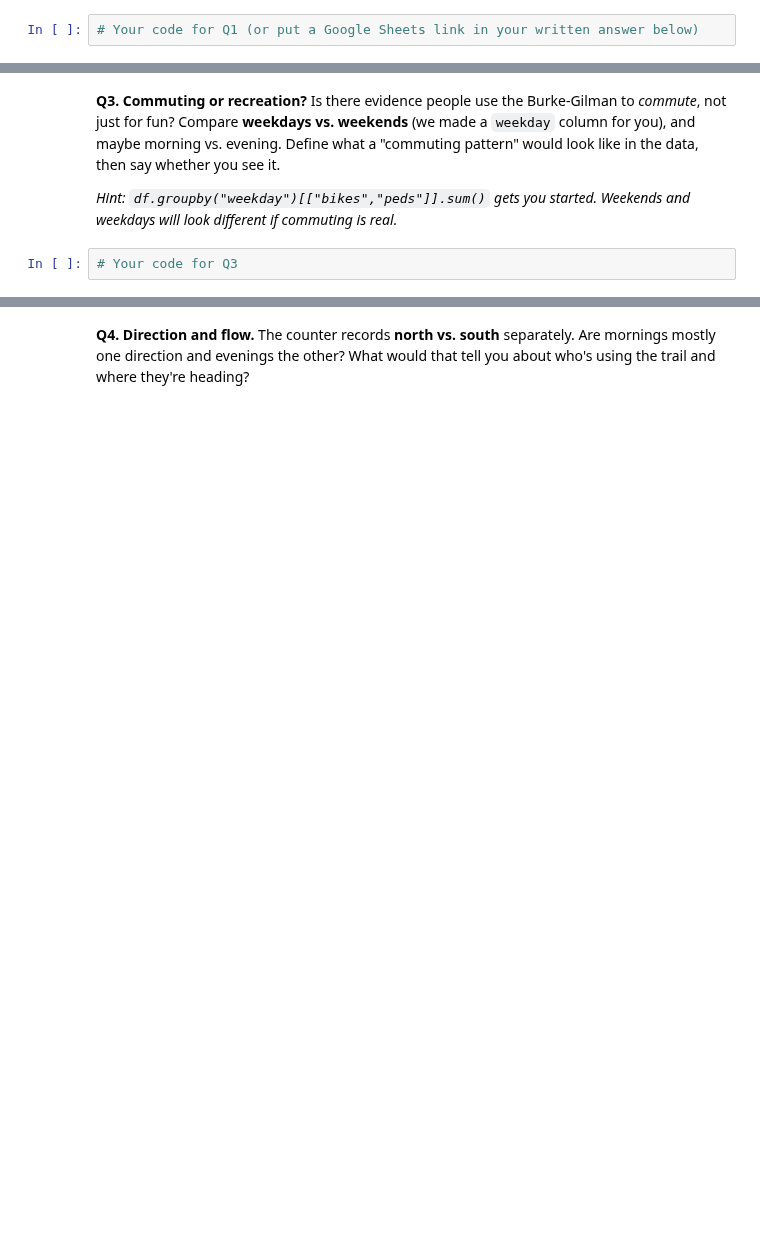
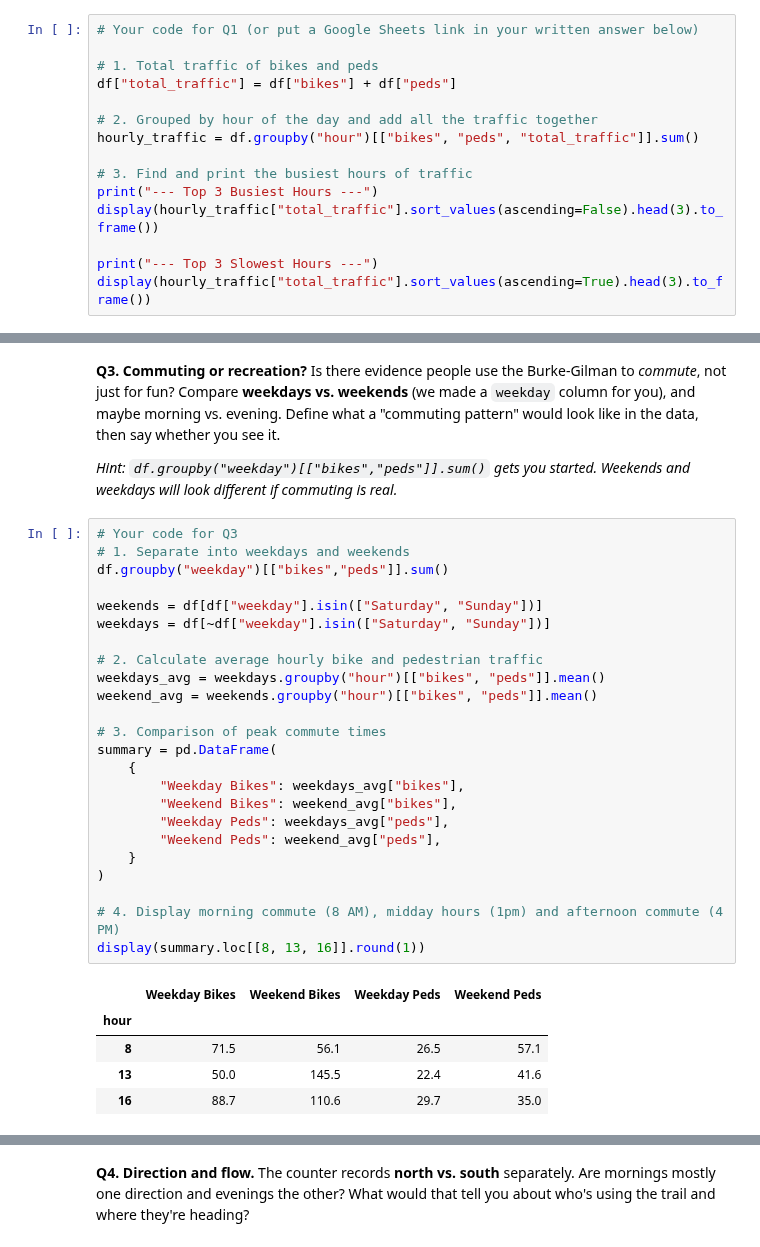
Before and after one commit to annieh04/hcde-410, a Jupyter notebook: A1/A1.ipynb, the cells around one changed output, grey strips where cells are left out. Cells and saved outputs as stored; diff of their text form; blank space fills up the shorter version.

```diff
--- a/A1/A1.ipynb
+++ b/A1/A1.ipynb
@@ -101,3 +141,16 @@ There isn't a single right answer to most of these. Making a reasonable choice a
 Decide what *busy* means to you first — a single hour? a stretch of the day? bikes and peds together, or separately? — and say why you chose that.
 # %%
 # Your code for Q1 (or put a Google Sheets link in your written answer below)
+
+# 1. Total traffic of bikes and peds
+df["total_traffic"] = df["bikes"] + df["peds"]
+
+# 2. Grouped by hour of the day and add all the traffic together
+hourly_traffic = df.groupby("hour")[["bikes", "peds", "total_traffic"]].sum()
+
+# 3. Find and print the busiest hours of traffic
+print("--- Top 3 Busiest Hours ---")
+display(hourly_traffic["total_traffic"].sort_values(ascending=False).head(3).to_frame())
+
+print("--- Top 3 Slowest Hours ---")
+display(hourly_traffic["total_traffic"].sort_values(ascending=True).head(3).to_frame())
@@ -121,6 +231,34 @@ Is there evidence people use the Burke-Gilman to *commute*, not just for fun? Co
 *Hint: `df.groupby("weekday")[["bikes","peds"]].sum()` gets you started. Weekends and weekdays will look different if commuting is real.*
 # %%
 # Your code for Q3
+# 1. Separate into weekdays and weekends
+df.groupby("weekday")[["bikes","peds"]].sum()
+
+weekends = df[df["weekday"].isin(["Saturday", "Sunday"])]
+weekdays = df[~df["weekday"].isin(["Saturday", "Sunday"])]
+
+# 2. Calculate average hourly bike and pedestrian traffic
+weekdays_avg = weekdays.groupby("hour")[["bikes", "peds"]].mean()
+weekend_avg = weekends.groupby("hour")[["bikes", "peds"]].mean()
+
+# 3. Comparison of peak commute times
+summary = pd.DataFrame(
+    {
+        "Weekday Bikes": weekdays_avg["bikes"],
+        "Weekend Bikes": weekend_avg["bikes"],
+        "Weekday Peds": weekdays_avg["peds"],
+        "Weekend Peds": weekend_avg["peds"],
+    }
+)
+
+# 4. Display morning commute (8 AM), midday hours (1pm) and afternoon commute (4 PM)
+display(summary.loc[[8, 13, 16]].round(1))
+# %% [output]
+|  | Weekday Bikes | Weekend Bikes | Weekday Peds | Weekend Peds |
+| hour |  |  |  |  |
+| 8 | 71.5 | 56.1 | 26.5 | 57.1 |
+| 13 | 50.0 | 145.5 | 22.4 | 41.6 |
+| 16 | 88.7 | 110.6 | 29.7 | 35.0 |
 # %% [markdown]
 **Your Q3 answer:**
 
```
Also changed, not shown: parts of 12 cells of this notebook.
